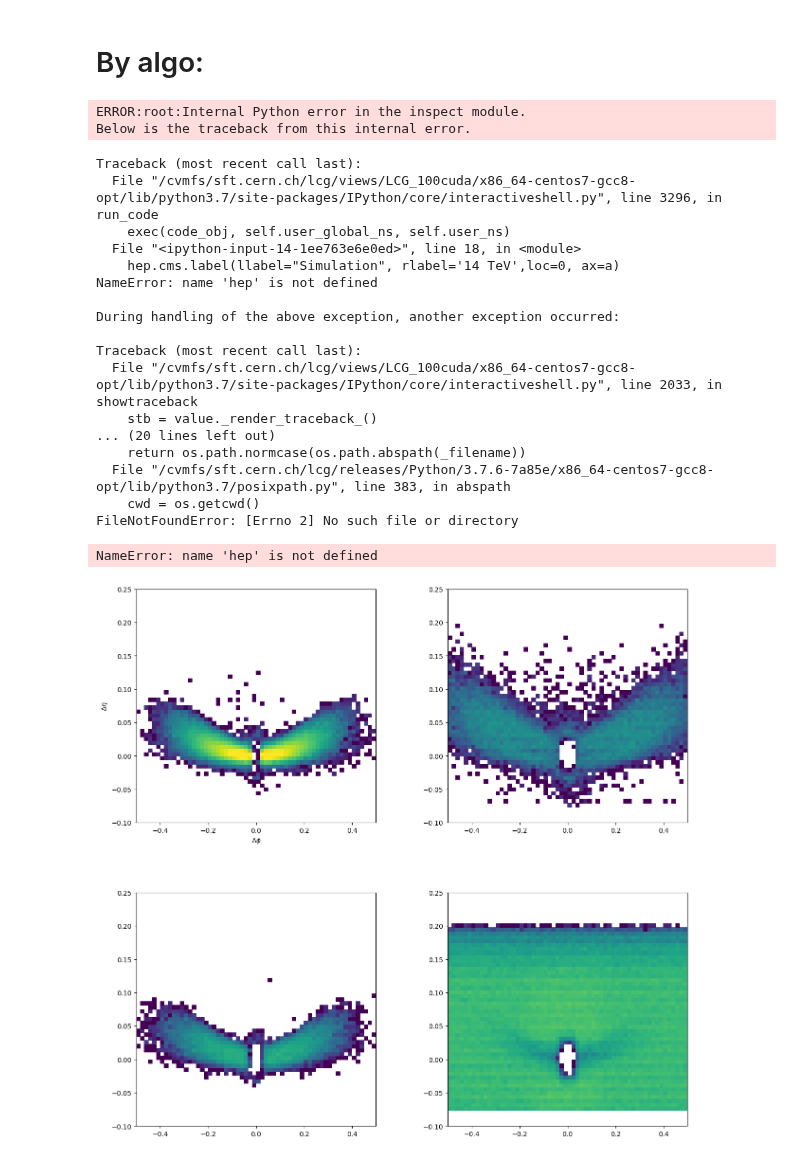
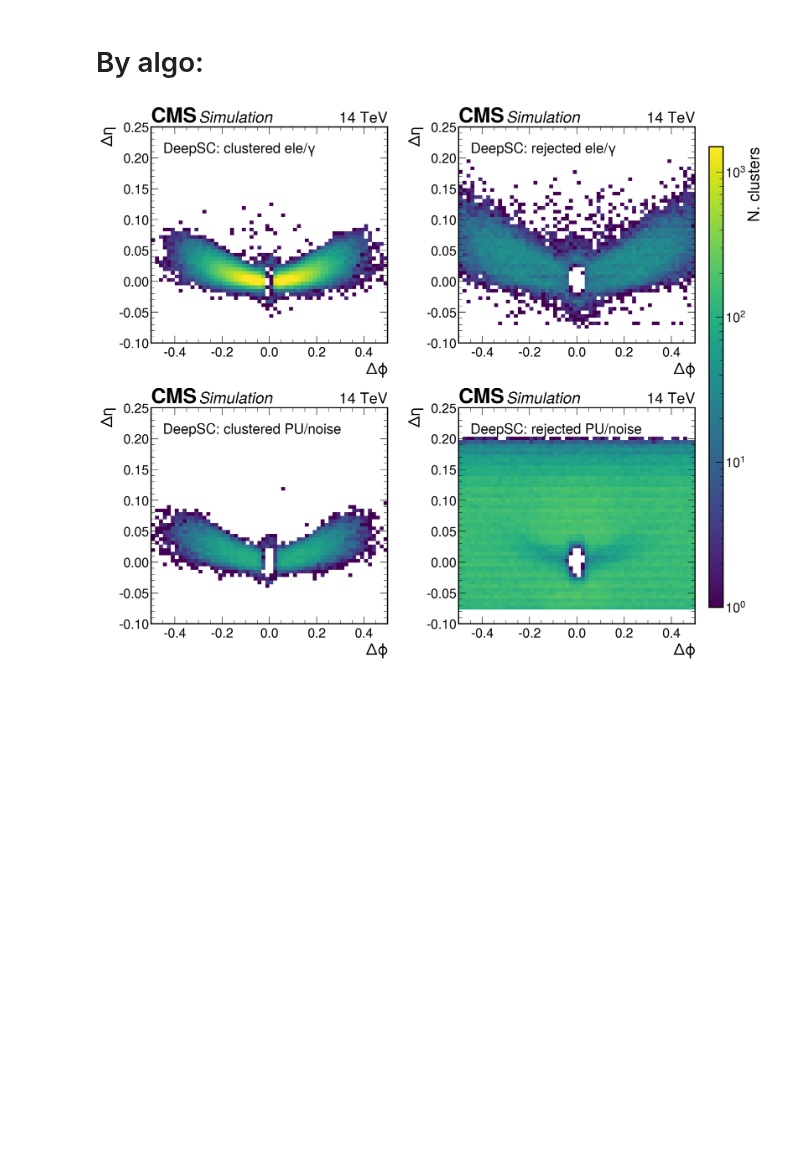
Before and after one commit to valsdav/DeepSuperCluster, a Jupyter notebook: Training/global_model/PlotSuperClusteringShape.ipynb, the cells around one changed output. Cells and saved outputs as stored; diff of their text form; code cells hidden in the pictures; blank space fills up the shorter version.

```diff
--- a/Training/global_model/PlotSuperClusteringShape.ipynb
+++ b/Training/global_model/PlotSuperClusteringShape.ipynb
@@ -4,3 +7,6 @@ import tensorflow as tf
 # %%
 config = "/eos/user/d/dvalsecc/www/ECAL/Clustering/DeepCluster/models_archive/gcn_models/gcn_models_SA_v19/run_03_testexport/args_load.json"
 model_weights = "/eos/user/d/dvalsecc/www/ECAL/Clustering/DeepCluster/models_archive/gcn_models/gcn_models_SA_v19/run_03_testexport/weights.best.hdf5"
+# %%
+outdir = "/eos/user/d/dvalsecc/www/ECAL/Clustering/DeepCluster/models_archive/gcn_models/gcn_models_SA_v19/run_03/validation_plots"
+os.makedirs(outdir, exist_ok = True)
@@ -128,55 +151,38 @@ OUTM_F = tf.concat(Fout_m_etaphis, axis=0)
 # %% [markdown]
 # By algo:
 # %%
-fig, ((ax,ay), (bx,by)) = plt.subplots(2,2, figsize=(15,15), dpi=100)
+fig, ((ax,ay), (bx,by)) = plt.subplots(2,2, figsize=(16,15), dpi=200)
 plt.subplots_adjust( hspace=0.3, wspace=0.3)
 
 
 brange =((-0.5,0.5), (-0.1, 0.25))
 nbins=(60,60)
 
 A = ax.hist2d( IN_T[:,1], IN_T[:,0], bins=nbins, range=brange,cmin=1, norm=colors.LogNorm( vmin=1, vmax=1500))
 amax = np.max(A[0])
 ay.hist2d( OUT_T[:,1], OUT_T[:,0], bins=nbins, range=brange,cmin=1, norm=colors.LogNorm(vmin=1, vmax=1500))
 
 bx.hist2d( IN_F[:,1], IN_F[:,0], bins=nbins, range=brange,cmin=1,  norm=colors.LogNorm(vmin=1, vmax=1500))
 im = by.hist2d( OUT_F[:,1], OUT_F[:,0], bins=nbins, range=brange,cmin=1, norm=colors.LogNorm(vmin=1, vmax=1500))
 
 for a in [ax,ay, bx,by]:
     a.set_xlabel("$\Delta\phi$")
     a.set_ylabel("$\Delta\eta$")
     hep.cms.label(llabel="Simulation", rlabel='14 TeV',loc=0, ax=a)
 
 x = 0.05
 y = 0.88
 ax.text(x,y, "DeepSC: clustered ele/$\gamma$", transform=ax.transAxes,  fontsize=23)
 ay.text(x,y, "DeepSC: rejected ele/$\gamma$", transform=ay.transAxes,  fontsize=23)
 bx.text(x,y, "DeepSC: clustered PU/noise", transform=bx.transAxes,  fontsize=23)
 by.text(x,y, "DeepSC: rejected PU/noise", transform=by.transAxes,  fontsize=23)
 
 fig.subplots_adjust(right=0.9)
-cbar_ax = fig.add_axes([0.95, 0.15, 0.03, 0.7])
+cbar_ax = fig.add_axes([0.92, 0.15, 0.02, 0.7])
 fig.colorbar(im[3], cax=cbar_ax, label="N. clusters")
+
+#fig.tight_layout()
+fig.savefig(outdir + "/deepsc_shape.pdf")
 # %% [output]
-ERROR:root:Internal Python error in the inspect module.
-Below is the traceback from this internal error.
-Traceback (most recent call last):
-  File "/cvmfs/sft.cern.ch/lcg/views/LCG_100cuda/x86_64-centos7-gcc8-opt/lib/python3.7/site-packages/IPython/core/interactiveshell.py", line 3296, in run_code
-    exec(code_obj, self.user_global_ns, self.user_ns)
-  File "<ipython-input-14-1ee763e6e0ed>", line 18, in <module>
-    hep.cms.label(llabel="Simulation", rlabel='14 TeV',loc=0, ax=a)
-NameError: name 'hep' is not defined
-
-During handling of the above exception, another exception occurred:
-
-Traceback (most recent call last):
-  File "/cvmfs/sft.cern.ch/lcg/views/LCG_100cuda/x86_64-centos7-gcc8-opt/lib/python3.7/site-packages/IPython/core/interactiveshell.py", line 2033, in showtraceback
-    stb = value._render_traceback_()
-... (20 lines left out)
-    return os.path.normcase(os.path.abspath(_filename))
-  File "/cvmfs/sft.cern.ch/lcg/releases/Python/3.7.6-7a85e/x86_64-centos7-gcc8-opt/lib/python3.7/posixpath.py", line 383, in abspath
-    cwd = os.getcwd()
-FileNotFoundError: [Errno 2] No such file or directory
-NameError: name 'hep' is not defined
-[figure, old version]
+[figure, new version]
 # %%
```
Also changed, not shown: parts of 5 cells of this notebook, 1 other file.
